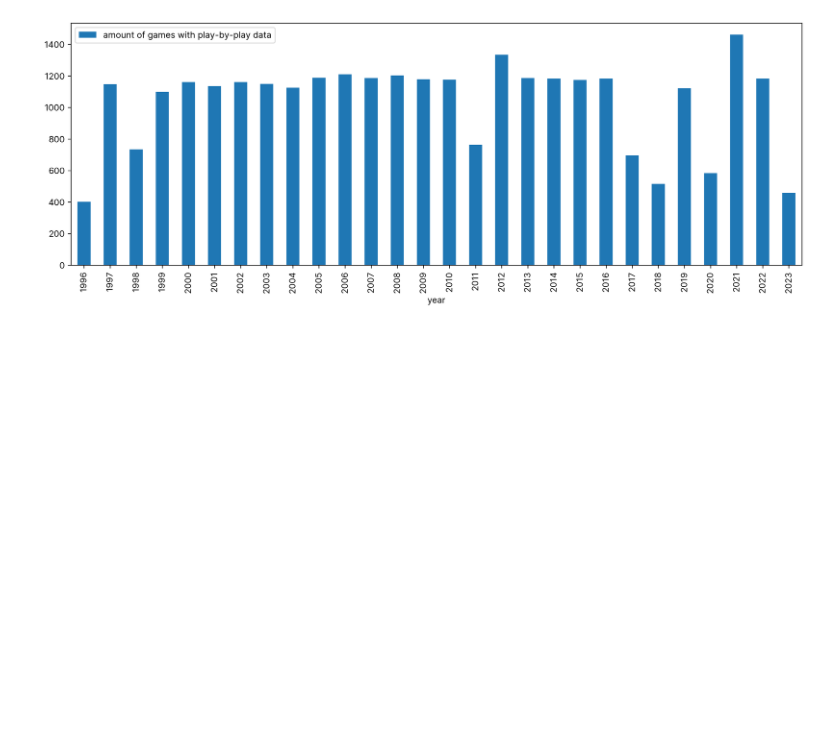
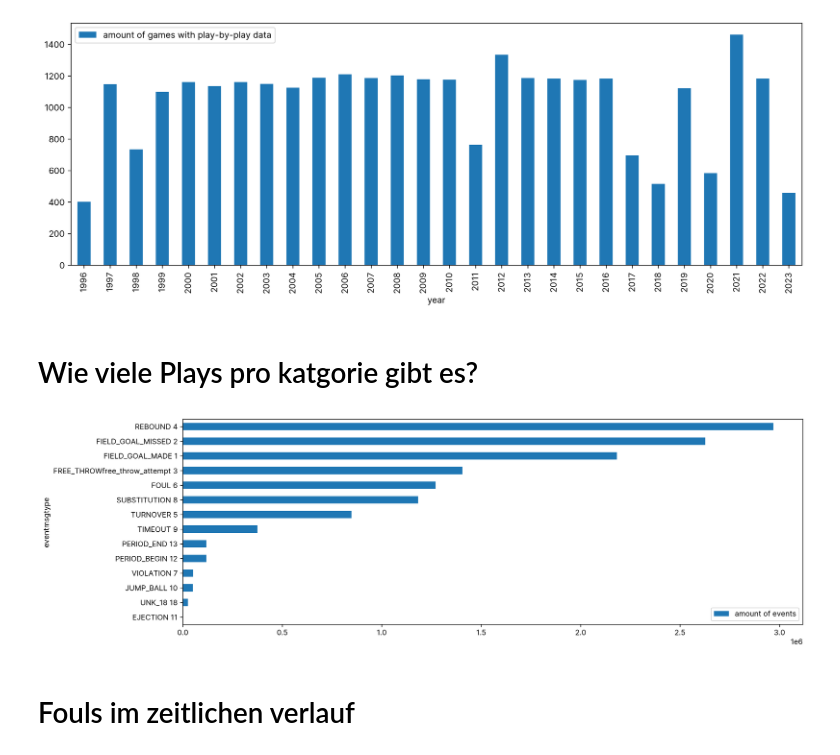
Before and after one commit to malte-j/dataviz-2023, a Jupyter notebook: notebooks/play-by-play.ipynb, the cells around one changed output. Saved outputs shown, nothing was run; the diff lists cells and outputs as text; code cells hidden in the pictures; blank space fills up the shorter version.

Commit message:
add fouls analysis

```diff
--- a/notebooks/play-by-play.ipynb
+++ b/notebooks/play-by-play.ipynb
@@ -56,3 +57,5 @@ play_by_play_n_games.plot.bar(x='year', y='n_games', figsize=(15, 5), label="amo
 # %% [output]
 <AxesSubplot:xlabel='year'>
 [figure]
+# %% [markdown]
+# Wie viele Plays pro katgorie gibt es?
@@ -58,0 +84,17 @@ play_by_play_n_games.plot.bar(x='year', y='n_games', figsize=(15, 5), label="amo
+# %%
+%sql play_by_play_evtmsg << SELECT eventmsgtype, COUNT(*) as count FROM read_csv_auto('../archive/csv/play_by_play.csv') GROUP BY eventmsgtype ORDER BY COUNT(*) ASC;
+play_by_play_evtmsg: pd.DataFrame
+
+play_by_play_evtmsg['eventmsgtype'] = play_by_play_evtmsg['eventmsgtype'].apply(lambda x: f"{EventMsgType(x).name} {x}")
+# %%
+# plot play_by_play_evtmsg, labels on the right
+play_by_play_evtmsg.plot.barh(x='eventmsgtype', y='count', figsize=(15, 5), label="amount of events")
+# legend on the right, in the chart
+plt.legend(loc='lower right')
+
+# plt.xticks(rotation=15, ha='right')
+plt.show()
+# %% [output]
+[figure, added]
+# %% [markdown]
+# Fouls im zeitlichen verlauf
```
Also changed, not shown: parts of 7 cells of this notebook.
